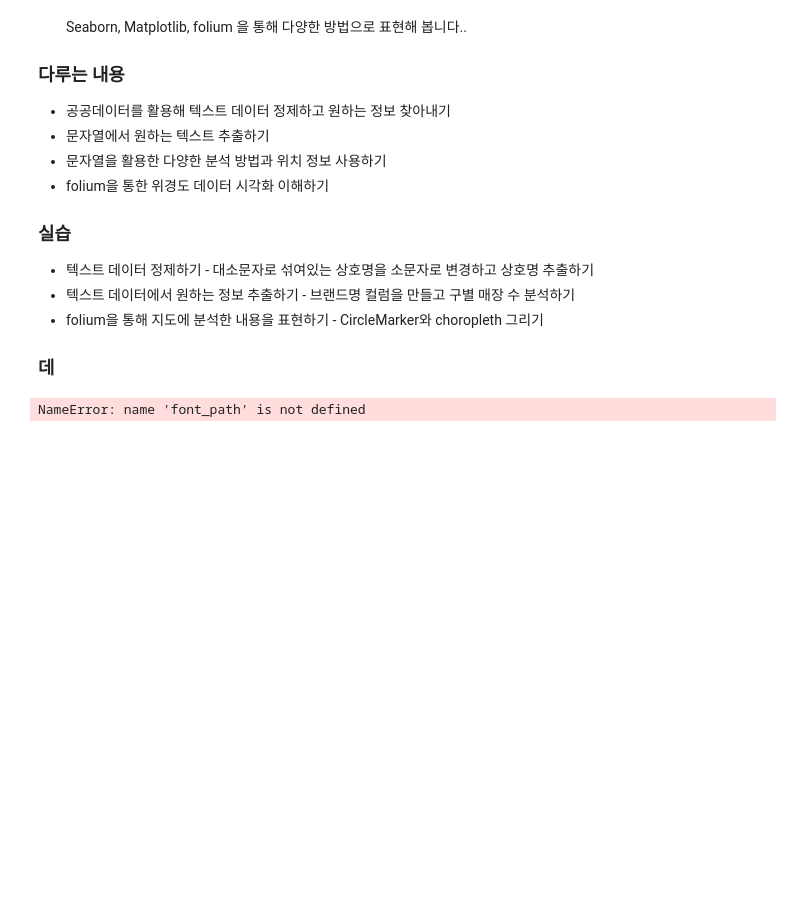
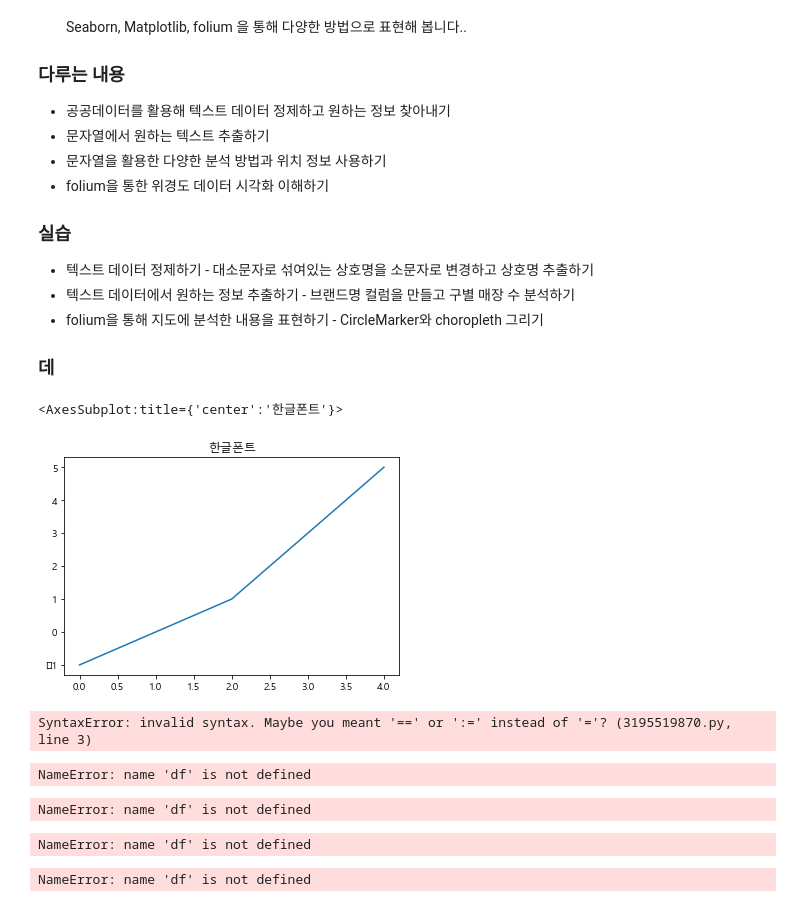
Before and after one commit to dkngkg/StudyBigData, a Jupyter notebook: day06/스타벅스_이디야_매장 분석.ipynb, the cells around one changed output. Saved outputs shown, nothing was run; the diff lists cells and outputs as text; code cells hidden in the pictures; blank space fills up the shorter version.

```diff
--- a/day06/스타벅스_이디야_매장 분석.ipynb
+++ b/day06/스타벅스_이디야_매장 분석.ipynb
@@ -24,8 +24,47 @@ import seaborn as sns
 import matplotlib.pyplot as plt
 from matplotlib import rcParams, style, font_manager, rc
 # %%
-nt_path = 'C:/Windows/Fonts/Malgun.ttf'
+font_path = 'C:/Windows/Fonts/Malgun.ttf'
 font_name= font_manager.FontProperties(fname=font_path).get_name()
 rc('font', family=font_name)
-# %% [output]
-NameError: name 'font_path' is not defined
+# %%
+
+# 한글폰트와 마이너스 폰트 설정 확인
+
+pd.Series([-1, 0, 1, 3, 5]).plot(title="한글폰트")
+# %% [output]
+<AxesSubplot:title={'center':'한글폰트'}>
+[figure, added]
+# %%
+# 파일을 불러와 df 라는 변수에 담습니다.
+# shape 를 통해 불러온 csv 파일의 크기를 확인합니다.
+df = pd.read_csv('./data/shop_info.csv'), sep='|', encoding='utf-8'
+
+df.shape
+# %% [output]
+SyntaxError: invalid syntax. Maybe you meant '==' or ':=' instead of '='? (3195519870.py, line 3)
+# %%
+df.head()
+# %% [output]
+NameError: name 'df' is not defined
+# %%
+# 정보보기
+df.info()
+# %% [output]
+NameError: name 'df' is not defined
+# %%
+# 결측치 보기
+df.isnull().sum().plot.barh(figsize=(10, 15))
+# %% [output]
+NameError: name 'df' is not defined
+# %%
+# 사용할 컬럼만 따로 모음
+
+columns = ['상호명', '상권업종대분류명', '상권업종중분류명', '상권업종소분류명',
+           '시도명', '시군구명', '행정동명', '법정동명', '도로명주소',
+           '경도', '위도']
+
+df = df[columns].copy()
+df.shape
+# %% [output]
+NameError: name 'df' is not defined
```
Also changed, not shown: parts of 21 cells of this notebook, 2 other files.
